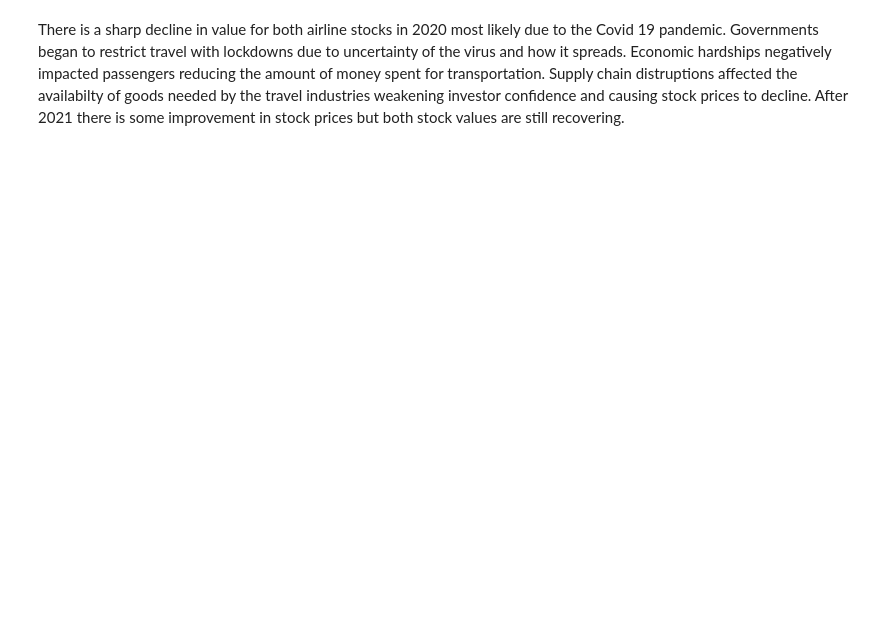
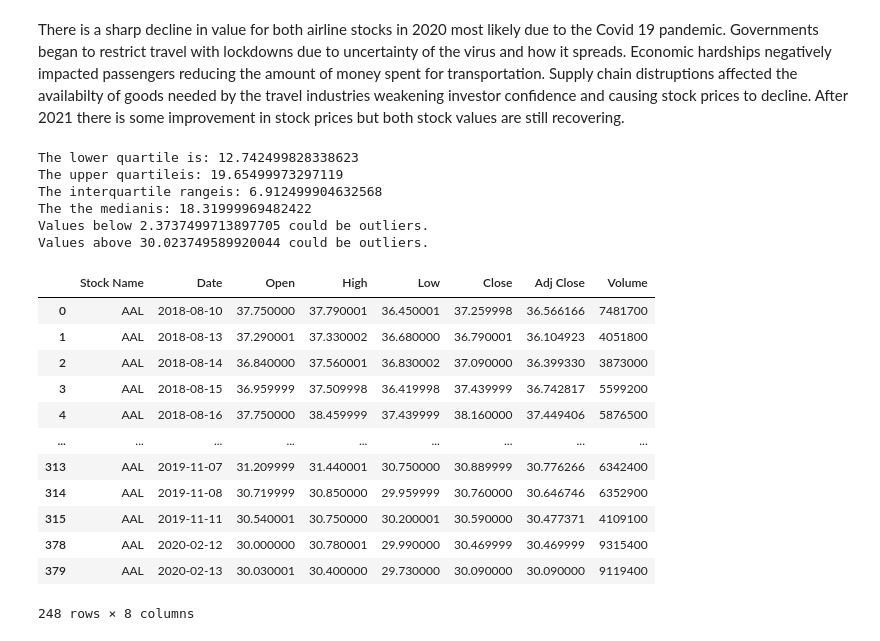
Before and after one commit to desireetrevino/Project1_Team2, a Jupyter notebook: Project1_Team2-Airlines-Transportation.ipynb, the cells around one changed output. Drawn from its saved outputs; the diff is of its cells as text; code cells hidden in the pictures; blank space fills up the shorter version.

```diff
--- a/Project1_Team2-Airlines-Transportation.ipynb
+++ b/Project1_Team2-Airlines-Transportation.ipynb
@@ -87,2 +92,43 @@ plt.show()
 # %% [markdown]
 There is a sharp decline in value for both airline stocks in 2020 most likely due to the Covid 19 pandemic. Governments began to restrict travel with lockdowns due to uncertainty of the virus and how it spreads. Economic hardships negatively impacted passengers reducing the amount of money spent for transportation. Supply chain distruptions affected the availabilty of goods needed by the travel industries weakening investor confidence and causing stock prices to decline. After 2021 there is some improvement in stock prices but both stock values are still recovering.
+# %%
+#Statistical Analysis
+
+#Determine if there are any potential outliers
+aal_quartiles = plot_AAL["Close"].quantile([.25,.5,.75])
+aal_lowerq = quartiles[0.25]
+aal_upperq = quartiles[0.75]
+aal_iqr = upperq-lowerq
+
+print(f"The lower quartile is: {aal_lowerq}")
+print(f"The upper quartileis: {aal_upperq}")
+print(f"The interquartile range is: {aal_iqr}")
+print(f"The the medianis: {aal_quartiles[0.5]} ")
+
+aal_lower_bound = aal_lowerq - (1.5*iqr)
+aal_upper_bound = aal_upperq + (1.5*iqr)
+print(f"Values below {aal_lower_bound} could be outliers.")
+print(f"Values above {aal_upper_bound} could be outliers.")
+
+aal_transport_outliers= plot_AAL.loc[(plot_AAL["Close"] < lower_bound) | (plot_AAL["Close"] > upper_bound)]
+aal_transport_outliers
+# %% [output]
+The lower quartile is: 12.742499828338623
+The upper quartileis: 19.65499973297119
+The interquartile rangeis: 6.912499904632568
+The the medianis: 18.31999969482422
+Values below 2.3737499713897705 could be outliers.
+Values above 30.023749589920044 could be outliers.
+|  | Stock Name | Date | Open | High | Low | Close | Adj Close | Volume |
+| 0 | AAL | 2018-08-10 | 37.750000 | 37.790001 | 36.450001 | 37.259998 | 36.566166 | 7481700 |
+| 1 | AAL | 2018-08-13 | 37.290001 | 37.330002 | 36.680000 | 36.790001 | 36.104923 | 4051800 |
+| 2 | AAL | 2018-08-14 | 36.840000 | 37.560001 | 36.830002 | 37.090000 | 36.399330 | 3873000 |
+| 3 | AAL | 2018-08-15 | 36.959999 | 37.509998 | 36.419998 | 37.439999 | 36.742817 | 5599200 |
+| 4 | AAL | 2018-08-16 | 37.750000 | 38.459999 | 37.439999 | 38.160000 | 37.449406 | 5876500 |
+| ... | ... | ... | ... | ... | ... | ... | ... | ... |
+| 313 | AAL | 2019-11-07 | 31.209999 | 31.440001 | 30.750000 | 30.889999 | 30.776266 | 6342400 |
+| 314 | AAL | 2019-11-08 | 30.719999 | 30.850000 | 29.959999 | 30.760000 | 30.646746 | 6352900 |
+| 315 | AAL | 2019-11-11 | 30.540001 | 30.750000 | 30.200001 | 30.590000 | 30.477371 | 4109100 |
+| 378 | AAL | 2020-02-12 | 30.000000 | 30.780001 | 29.990000 | 30.469999 | 30.469999 | 9315400 |
+| 379 | AAL | 2020-02-13 | 30.030001 | 30.400000 | 29.730000 | 30.090000 | 30.090000 | 9119400 |
+248 rows × 8 columns
```
Also changed, not shown: parts of 5 cells of this notebook.
